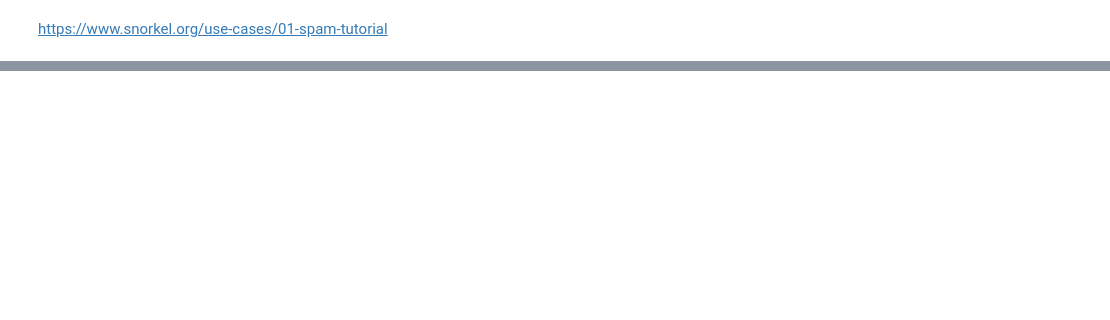
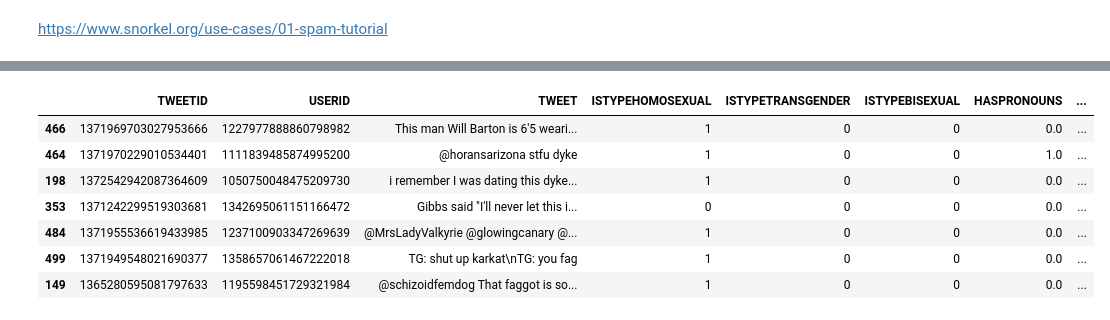
Before and after one commit to ms953ssx/online_harassment, a Jupyter notebook: bin/snorkel_testing.ipynb, the cells around one changed output, grey strips where cells are left out. Saved outputs shown, nothing was run; the diff lists cells and outputs as text; code cells hidden in the pictures; blank space fills up the shorter version.

```diff
--- a/bin/snorkel_testing.ipynb
+++ b/bin/snorkel_testing.ipynb
@@ -176,3 +187,17 @@ df_train.iloc[L_train[:,1] == POSITIVE].sample(3, random_state=1)
+# %%
+from snorkel.analysis import get_label_buckets
+
+buckets = get_label_buckets(L_train[:, 0], L_train[:, 2])
+df_train.iloc[buckets[(ABSTAIN, POSITIVE)]].sample(7, random_state=1)
+# %% [output]
+|  | TWEETID | USERID | TWEET | ISTYPEHOMOSEXUAL | ISTYPETRANSGENDER | ISTYPEBISEXUAL | HASPRONOUNS | ... |
+| 466 | 1371969703027953666 | 1227977888860798982 | This man Will Barton is 6'5 weari... | 1 | 0 | 0 | 0.0 | ... |
+| 464 | 1371970229010534401 | 1111839485874995200 | @horansarizona stfu dyke | 1 | 0 | 0 | 1.0 | ... |
+| 198 | 1372542942087364609 | 1050750048475209730 | i remember I was dating this dyke... | 1 | 0 | 0 | 0.0 | ... |
+| 353 | 1371242299519303681 | 1342695061151166472 | Gibbs said "I'll never let this i... | 0 | 0 | 0 | 0.0 | ... |
+| 484 | 1371955536619433985 | 1237100903347269639 | @MrsLadyValkyrie @glowingcanary @... | 1 | 0 | 0 | 0.0 | ... |
+| 499 | 1371949548021690377 | 1358657061467222018 | TG: shut up karkat\nTG: you fag | 1 | 0 | 0 | 0.0 | ... |
+| 149 | 1365280595081797633 | 1195598451729321984 | @schizoidfemdog That faggot is so... | 1 | 0 | 0 | 0.0 | ... |
 # %%
 L_test = applier.apply(df=df_test)
 # %%
```
Also changed, not shown: parts of 16 cells of this notebook, 6 other files.
